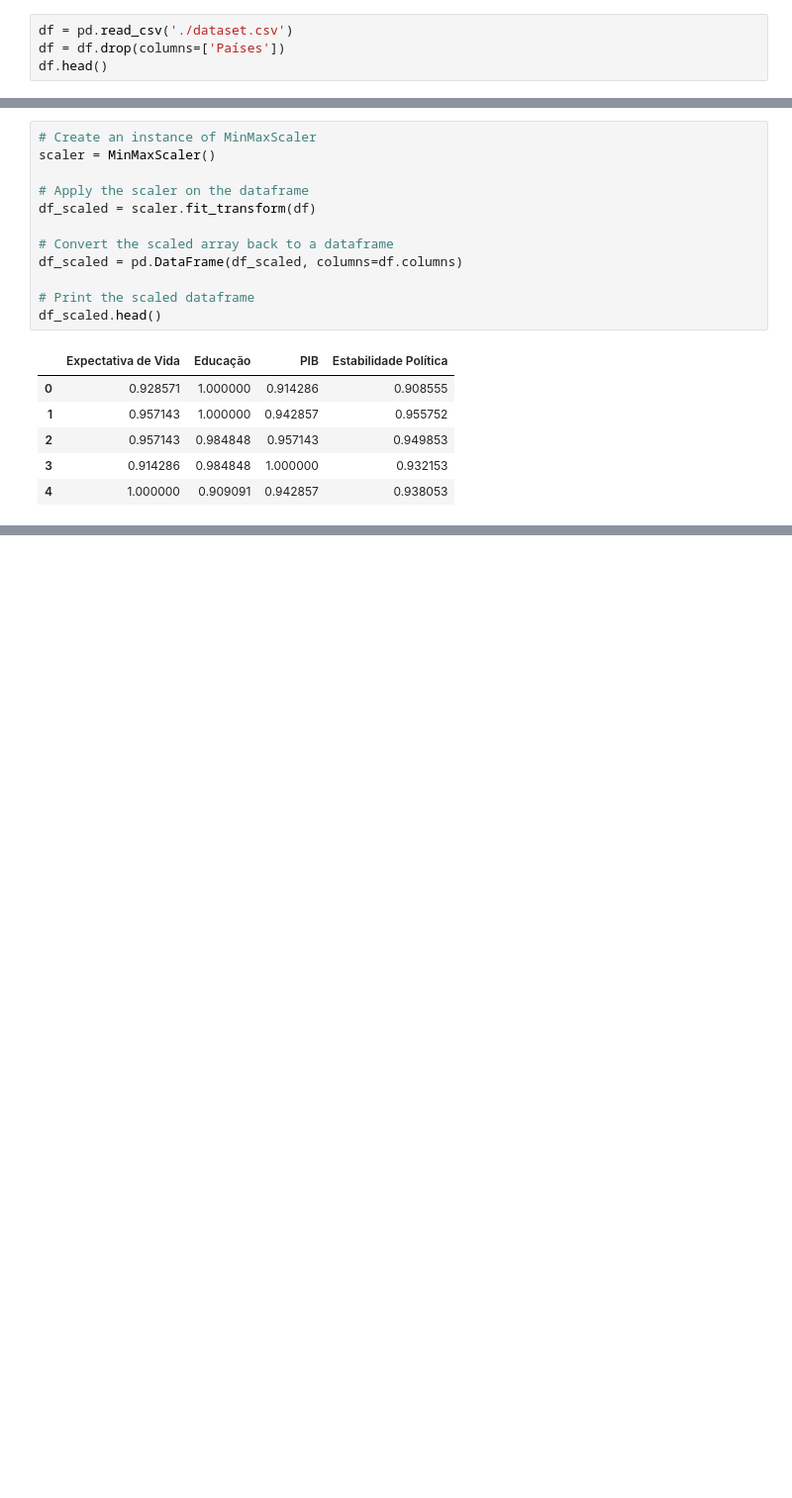
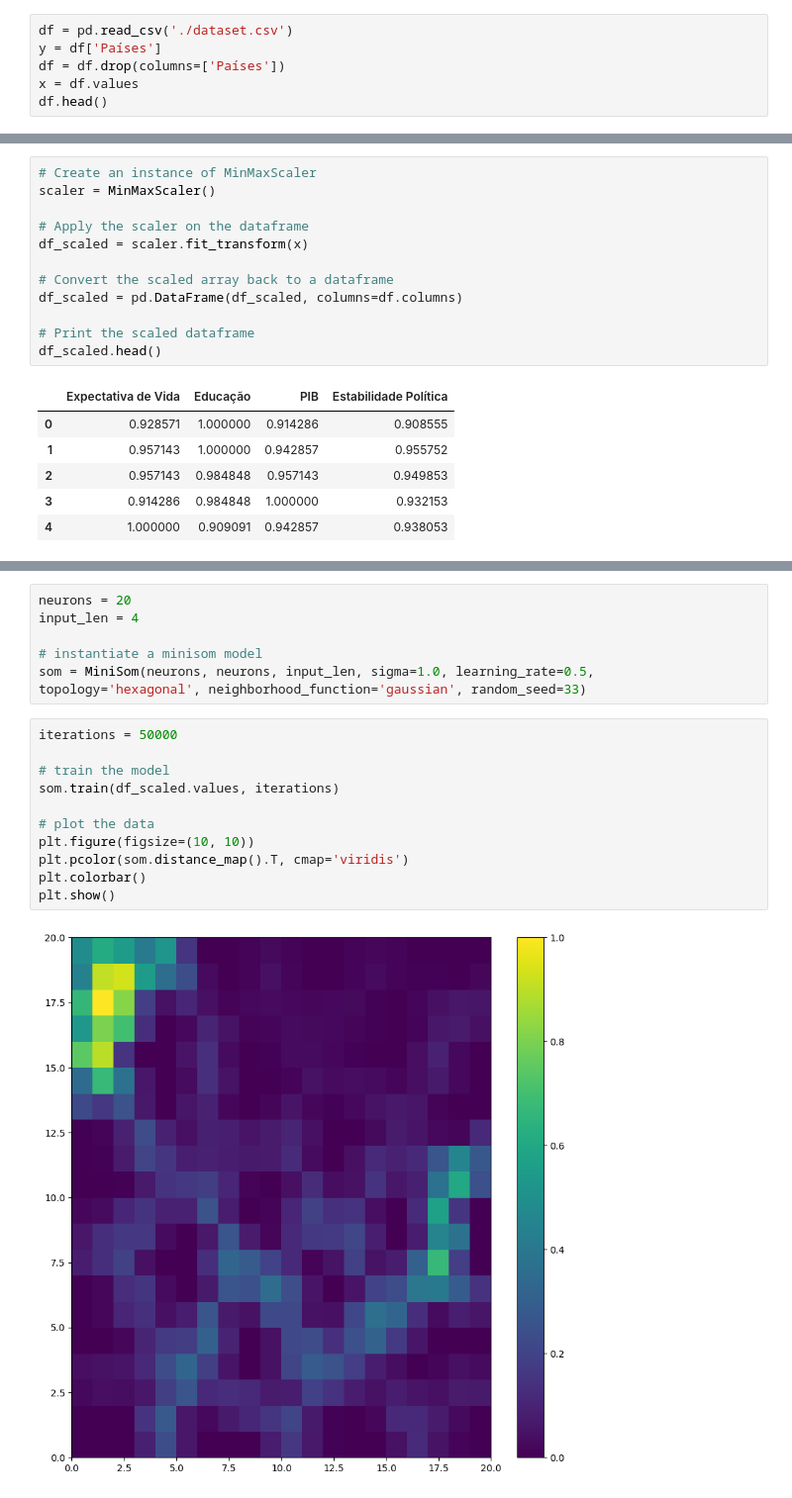
Before and after one commit to efrainmpp1/MachineLearning_And_DataMining, a Jupyter notebook: ExerciseList3/Q4/q4.ipynb, the cells around one changed output, grey strips where cells are left out. Shown at 99% size. Drawn from its saved outputs; the diff is of its cells as text; blank space fills up the shorter version.

```diff
--- a/ExerciseList3/Q4/q4.ipynb
+++ b/ExerciseList3/Q4/q4.ipynb
@@ -16,6 +15,8 @@ from minisom import MiniSom
 # %%
 df = pd.read_csv('./dataset.csv')
+y = df['Países']
 df = df.drop(columns=['Países'])
+x = df.values
 df.head()
 # %% [output]
 |  | Expectativa de Vida | Educação | PIB | Estabilidade Política |
@@ -29,7 +42,7 @@ df.head()
 scaler = MinMaxScaler()
 
 # Apply the scaler on the dataframe
-df_scaled = scaler.fit_transform(df)
+df_scaled = scaler.fit_transform(x)
 
 # Convert the scaled array back to a dataframe
 df_scaled = pd.DataFrame(df_scaled, columns=df.columns)
@@ -94,0 +59,19 @@ plt.show()
+# %%
+neurons = 20
+input_len = 4
+
+# instantiate a minisom model
+som = MiniSom(neurons, neurons, input_len, sigma=1.0, learning_rate=0.5, topology='hexagonal', neighborhood_function='gaussian', random_seed=33)
+# %%
+iterations = 50000
+
+# train the model
+som.train(df_scaled.values, iterations)
+
+# plot the data
+plt.figure(figsize=(10, 10))
+plt.pcolor(som.distance_map().T, cmap='viridis')
+plt.colorbar()
+plt.show()
+# %% [output]
+[figure, added]
```
Also changed, not shown: parts of 8 cells of this notebook.
